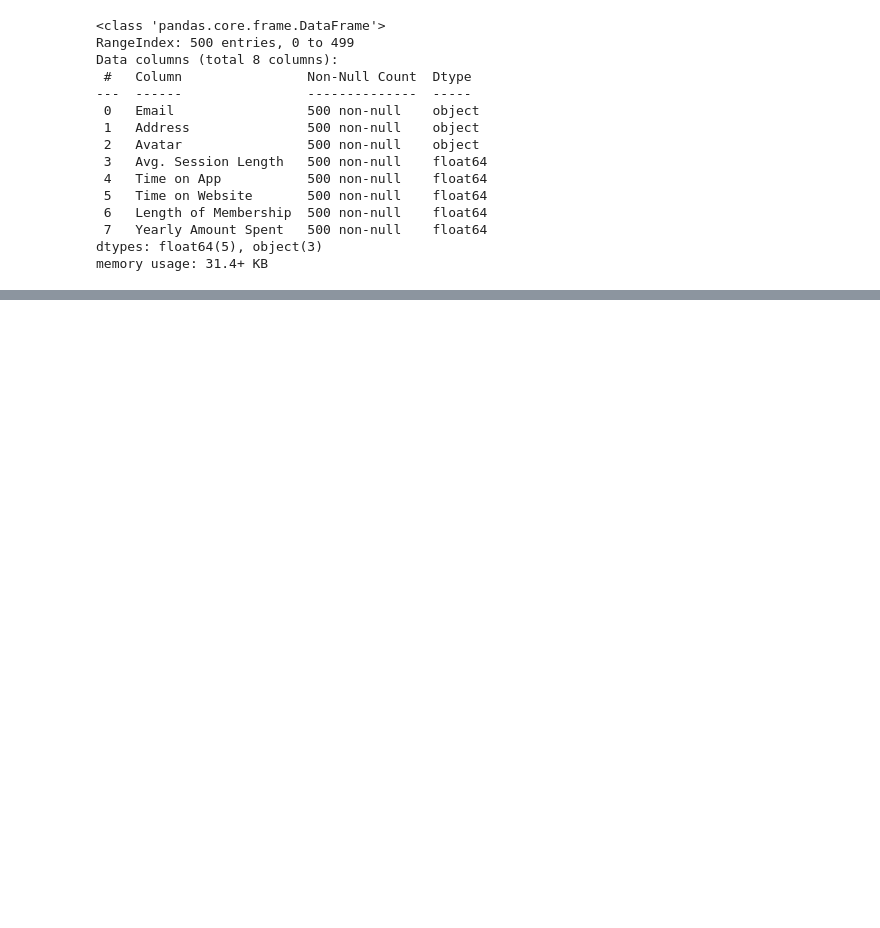
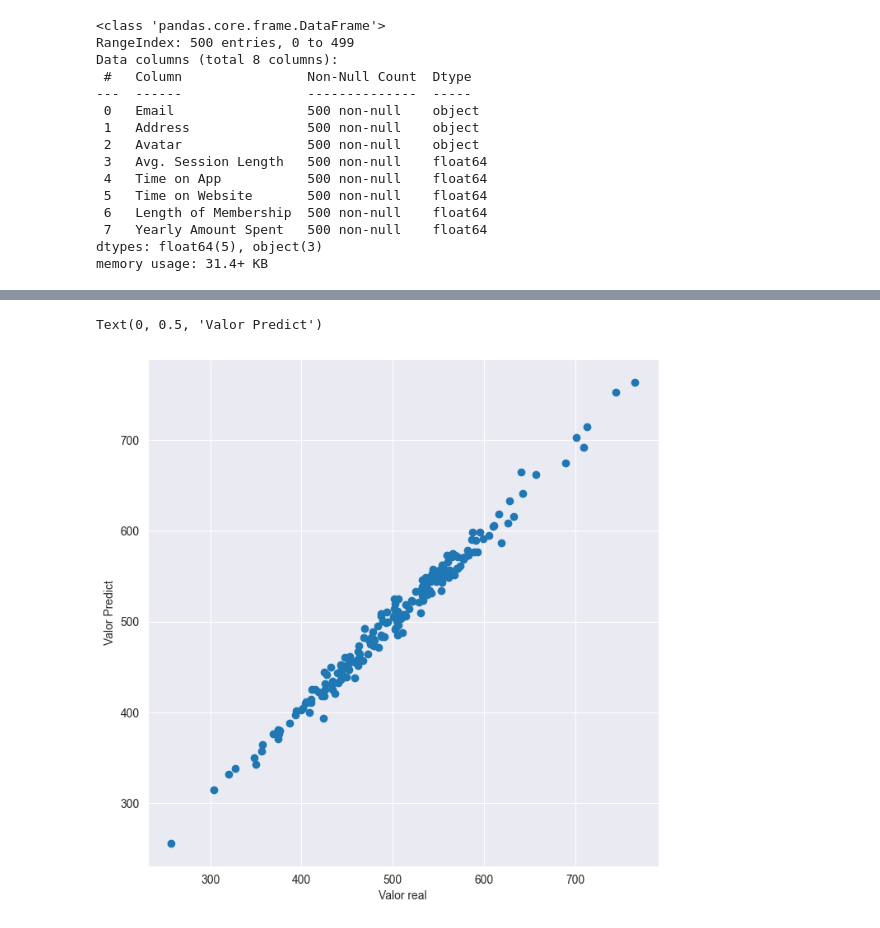
Before and after one commit to tlsabara/Data-Analytics, a Jupyter notebook: Machine Learning/Regressão Linear/Modelo de regressão linear.ipynb, the cells around one changed output, grey strips where cells are left out. Cells and saved outputs as stored; diff of their text form; code cells hidden in the pictures; blank space fills up the shorter version.

```diff
--- a/Machine Learning/Regressão Linear/Modelo de regressão linear.ipynb
+++ b/Machine Learning/Regressão Linear/Modelo de regressão linear.ipynb
@@ -47,0 +95,2 @@ memory usage: 31.4+ KB
+# %%
+l = [i for i in Avatar_dict.values()]
@@ -47,0 +101,4 @@ memory usage: 31.4+ KB
+# %%
+# Modificando o df para receber os valores do dicionario.
+
+df_clients['Avatar'] = df_clients['Avatar'].apply(lambda x: l.index(x) )
@@ -47,0 +121,14 @@ memory usage: 31.4+ KB
+# %%
+from sklearn.linear_model import LinearRegression
+from sklearn.model_selection import train_test_split
+
+
+
+X = df_clients[['Avatar', 'Avg. Session Length', 'Time on App',
+                'Time on Website', 'Length of Membership']]
+Y = df_clients['Yearly Amount Spent']
+
+x_train, x_test, y_train, y_test = train_test_split(X, Y, test_size=0.4, random_state=101)
+
+linear_model = LinearRegression()
+linear_model.fit(x_train, y_train)
@@ -47,0 +152,10 @@ memory usage: 31.4+ KB
+# %%
+predict = linear_model.predict(x_test)
+# %%
+fig, axes = plt.subplots(figsize=(8,8))
+axes.scatter(y_test, predict)
+axes.set_xlabel('Valor real')
+axes.set_ylabel('Valor Predict')
+# %% [output]
+Text(0, 0.5, 'Valor Predict')
+[figure, added]
```
Also changed, not shown: parts of 15 cells of this notebook, 1 other file.
